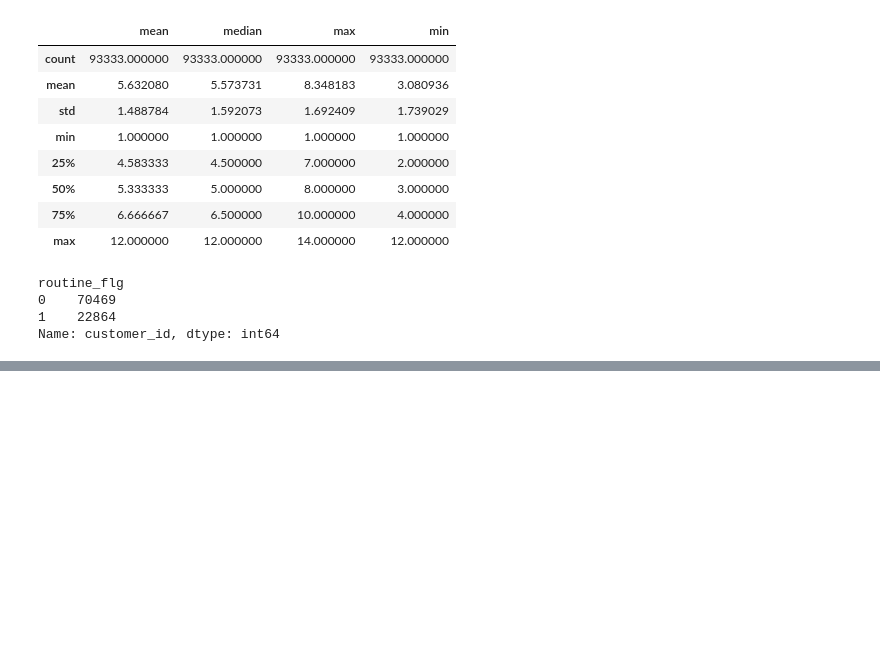
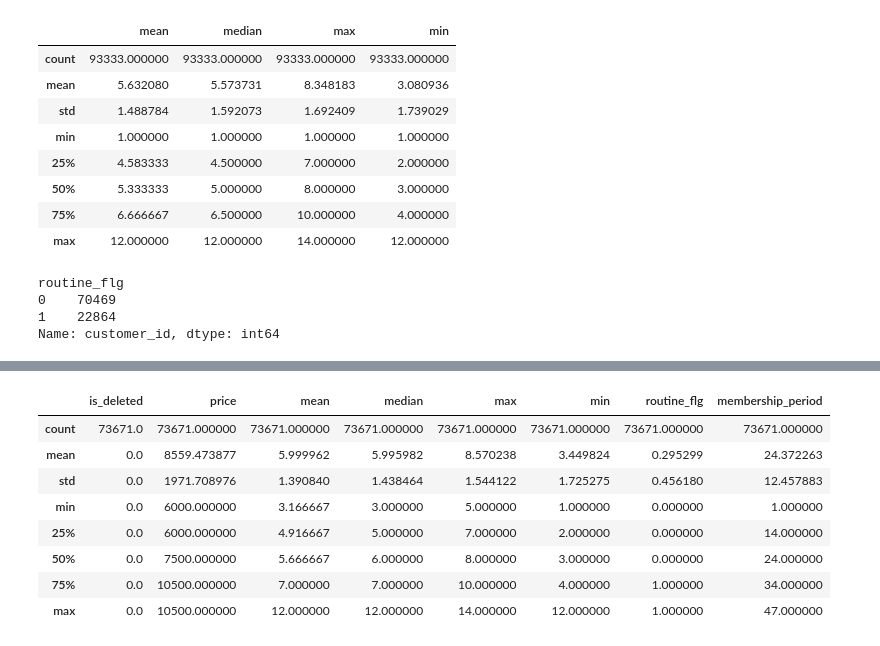
Before and after one commit to Hyehang/python_technique100, a Jupyter notebook: 03/03고객의 전체모습을 파악하는 테크닉 10.ipynb, the cells around one changed output, grey strips where cells are left out. Saved outputs shown, nothing was run; the diff lists cells and outputs as text; code cells hidden in the pictures; blank space fills up the shorter version.

```diff
--- a/03/03고객의 전체모습을 파악하는 테크닉 10.ipynb
+++ b/03/03고객의 전체모습을 파악하는 테크닉 10.ipynb
@@ -305,0 +336,13 @@ plt.hist(data = customer_join)
+# %%
+customer_stay = customer_join.loc[customer_join['is_deleted'] == 0]
+customer_stay.describe()
+# %% [output]
+|  | is_deleted | price | mean | median | max | min | routine_flg | membership_period |
+| count | 73671.0 | 73671.000000 | 73671.000000 | 73671.000000 | 73671.000000 | 73671.000000 | 73671.000000 | 73671.000000 |
+| mean | 0.0 | 8559.473877 | 5.999962 | 5.995982 | 8.570238 | 3.449824 | 0.295299 | 24.372263 |
+| std | 0.0 | 1971.708976 | 1.390840 | 1.438464 | 1.544122 | 1.725275 | 0.456180 | 12.457883 |
+| min | 0.0 | 6000.000000 | 3.166667 | 3.000000 | 5.000000 | 1.000000 | 0.000000 | 1.000000 |
+| 25% | 0.0 | 6000.000000 | 4.916667 | 5.000000 | 7.000000 | 2.000000 | 0.000000 | 14.000000 |
+| 50% | 0.0 | 7500.000000 | 5.666667 | 6.000000 | 8.000000 | 3.000000 | 0.000000 | 24.000000 |
+| 75% | 0.0 | 10500.000000 | 7.000000 | 7.000000 | 10.000000 | 4.000000 | 1.000000 | 34.000000 |
+| max | 0.0 | 10500.000000 | 12.000000 | 12.000000 | 14.000000 | 12.000000 | 1.000000 | 47.000000 |
```
Also changed, not shown: parts of 6 cells of this notebook.
